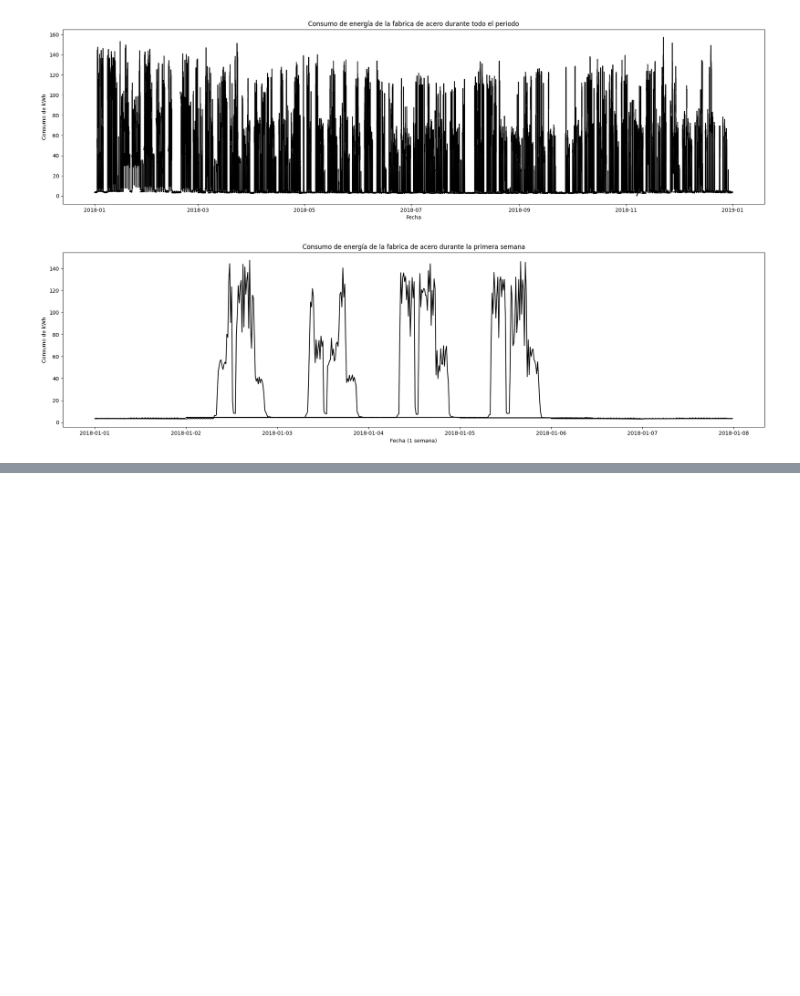
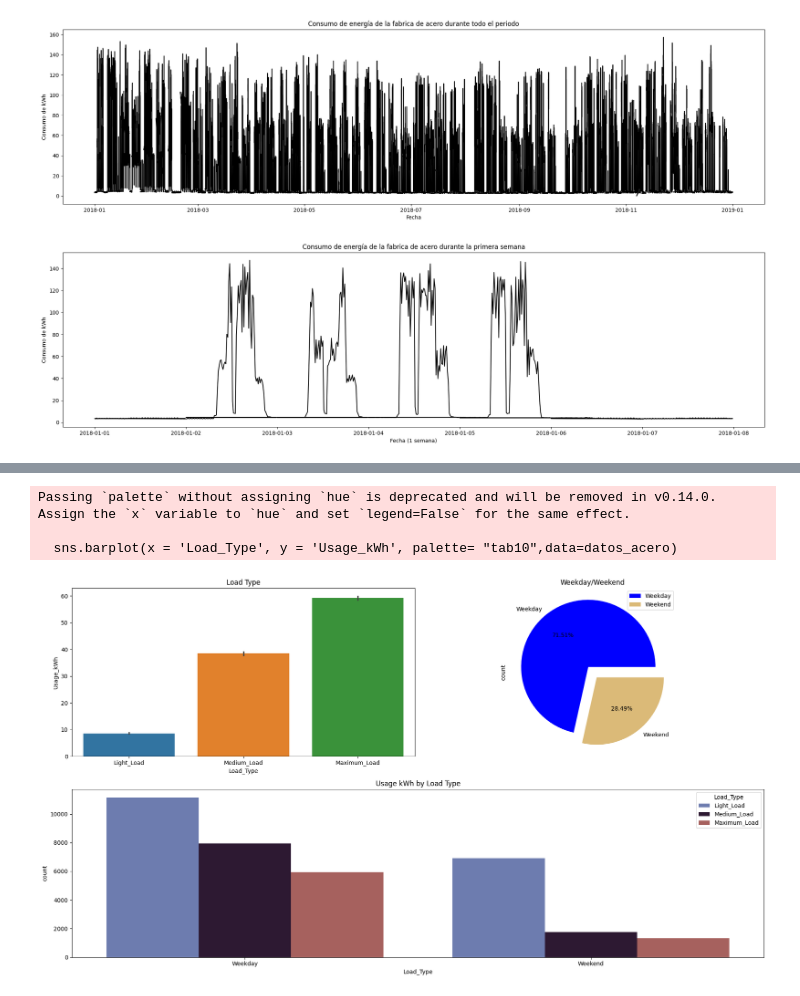
Before and after one commit to luis-huacho/INF648-Proy-Curso-2024-01, a Jupyter notebook: Graficos_Steel_Plant.ipynb, the cells around one changed output, grey strips where cells are left out. Cells and saved outputs as stored; diff of their text form; code cells hidden in the pictures; blank space fills up the shorter version.

Commit message:
Agregado heat map y gráficos combo

```diff
--- a/Graficos_Steel_Plant.ipynb
+++ b/Graficos_Steel_Plant.ipynb
@@ -118,0 +200,28 @@ plt.show()
+# %%
+#Combo del tipo de carga
+
+plt.figure(figsize=(18,10))
+
+plt.subplot(2,2,1)
+sns.barplot(x = 'Load_Type', y = 'Usage_kWh', palette= "tab10",data=datos_acero)
+plt.title("Load Type")
+plt.xlabel("Load_Type")
+plt.ylabel("Usage_kWh")
+
+plt.subplot(2,2,2)
+datos_acero["WeekStatus"].value_counts().plot.pie(autopct='%1.2f%%', explode=[0.1, 0.1], colors=['blue','#dbba78'])
+p = plt.gcf()
+plt.title("Weekday/Weekend")
+plt.legend()
+plt.subplot(2,2,(3,4))
+
+sns.countplot(x = 'WeekStatus', hue = 'Load_Type', data = datos_acero, palette="twilight")
+plt.title("Usage kWh by Load Type")
+plt.xlabel("Load_Type")
+plt.tight_layout()
+plt.show()
+# %% [output]
+Passing `palette` without assigning `hue` is deprecated and will be removed in v0.14.0. Assign the `x` variable to `hue` and set `legend=False` for the same effect.
+
+  sns.barplot(x = 'Load_Type', y = 'Usage_kWh', palette= "tab10",data=datos_acero)
+[figure, added]
```
Also changed, not shown: parts of 7 cells of this notebook.
